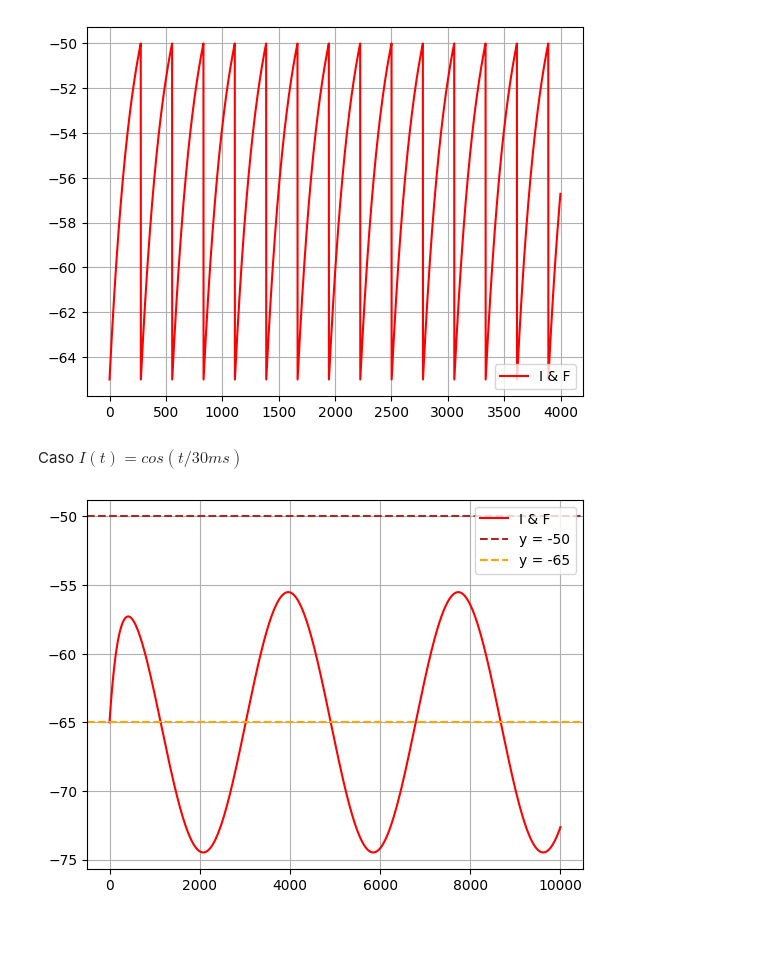
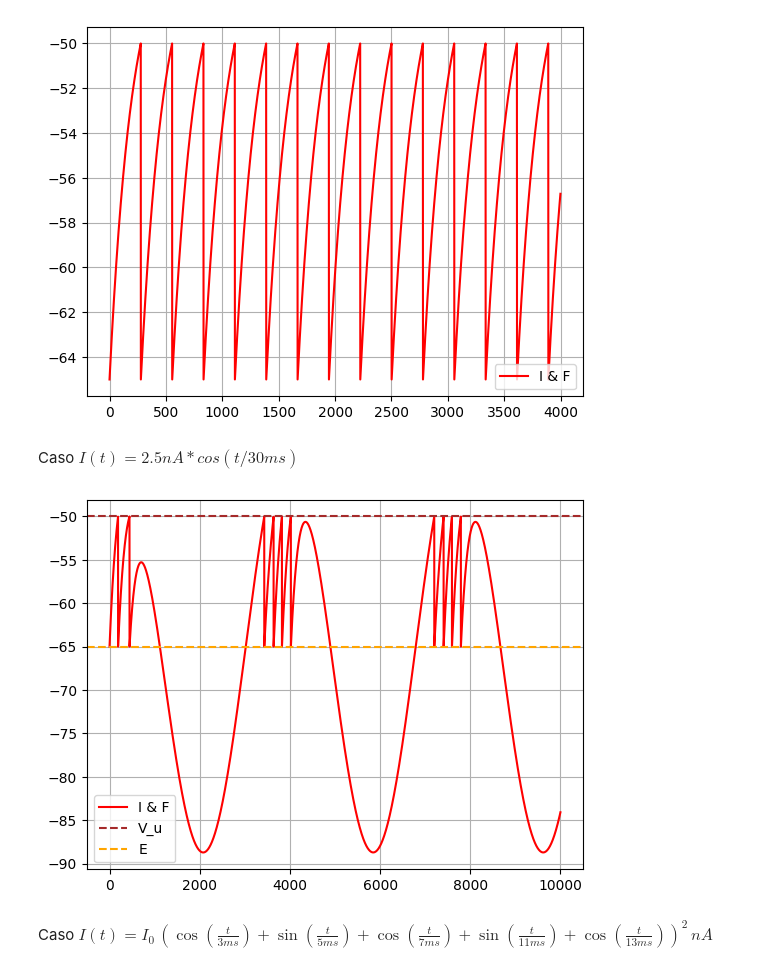
Before and after one commit to SalomoneCro/Neural-Networks, a Jupyter notebook: DifferentialEquations/Integrate_and_fire.ipynb, the cells around one changed output. Drawn from its saved outputs; the diff is of its cells as text; code cells hidden in the pictures; blank space fills up the shorter version.

```diff
--- a/DifferentialEquations/Integrate_and_fire.ipynb
+++ b/DifferentialEquations/Integrate_and_fire.ipynb
@@ -184,11 +184,11 @@ plt.show()
 # %% [output]
 [figure]
 # %% [markdown]
-Caso $I(t) = cos(t/30ms)$
+Caso $I(t) = 2.5nA*cos(t/30ms)$
 # %%
 interval = [0, 500] #mili seconds
-
-I = lambda t: np.cos(t/30)
+I0 = 2.5
+I = lambda t: I0 * np.cos(t/30)
 
 p = [tao, E, R, I]
 
@@ -201,12 +201,20 @@ fire_solution = rk4(fun=fun,
 # %%
 fig, ax = plt.subplots(1,1)
 
 ax.plot(fire_solution, color='red', label='I & F')
-ax.axhline(y=-50, color='brown', linestyle='--', label='y = -50')
-ax.axhline(y=-65, color='orange', linestyle='--', label='y = -65')
+ax.axhline(y=-50, color='brown', linestyle='--', label='V_u')
+ax.axhline(y=-65, color='orange', linestyle='--', label='E')
 
 ax.grid()
 ax.legend()
 plt.show()
 # %% [output]
-[figure, old version]
+[figure, new version]
+# %% [markdown]
+Caso $
+    I(t)= I_0 \, \left(
+    \cos{\left( \frac{t}{3ms} \right)} +
+    \sin{\left( \frac{t}{5ms} \right)} +
+    \cos{\left( \frac{t}{7ms} \right)} +
+    \sin{\left( \frac{t}{11ms} \right)} +
+    \cos{\left( \frac{t}{13ms} \right)}  \right)^2 \, nA $
```
Also changed, not shown: parts of 2 cells of this notebook.
